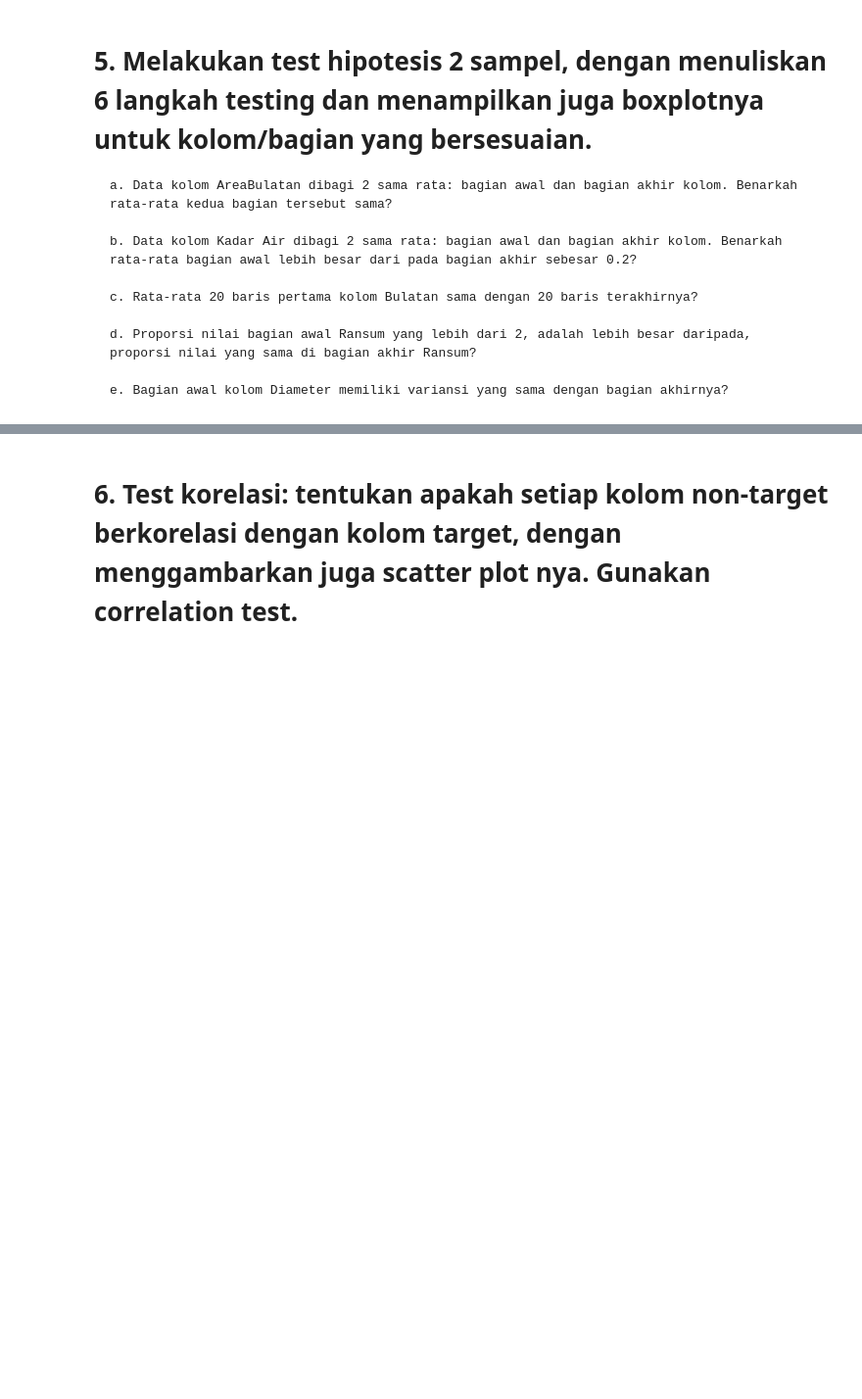
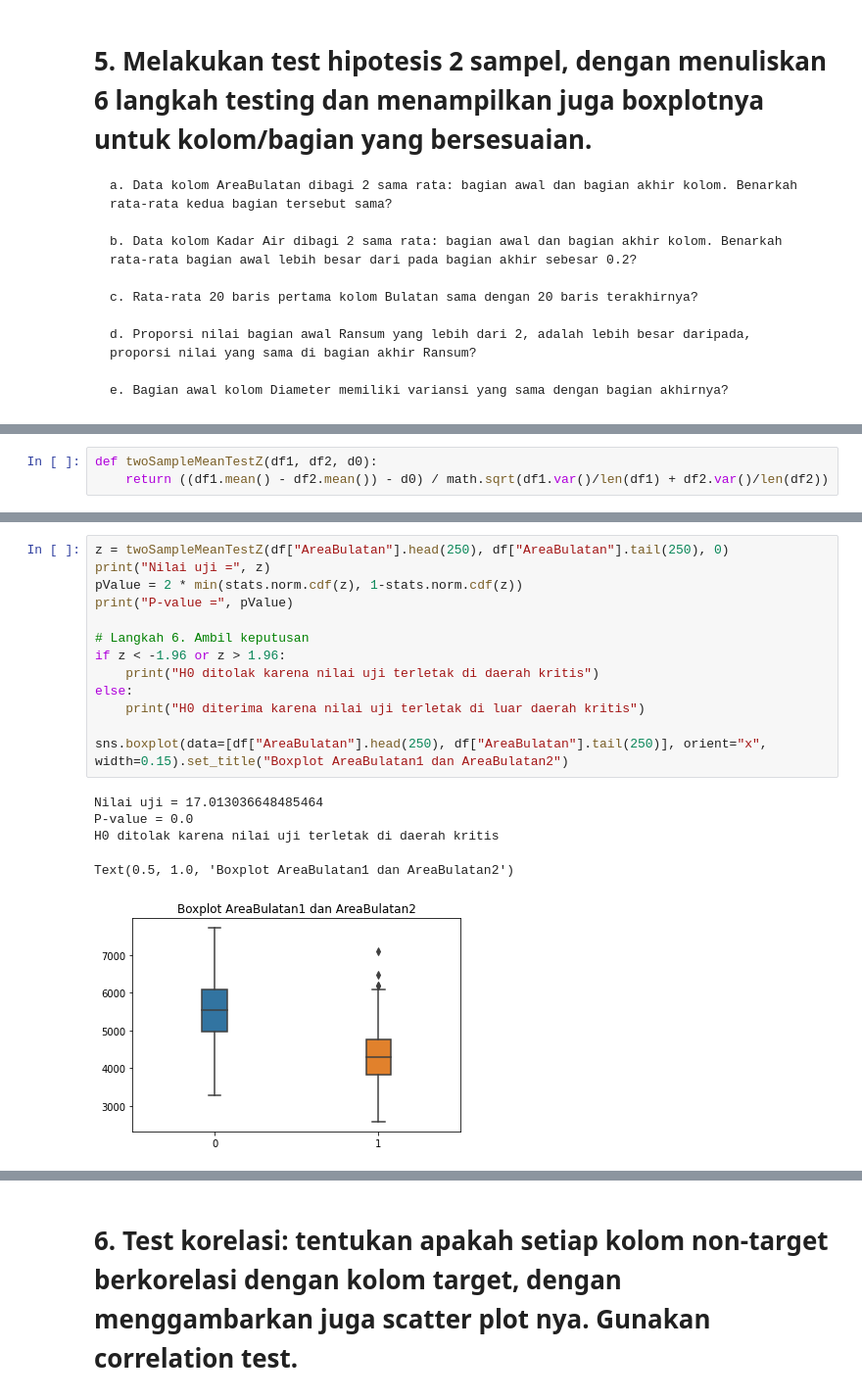
Before and after one commit to reymyr/Hypothesis-Testing, a Jupyter notebook: Tubes.ipynb, the cells around one changed output, grey strips where cells are left out. Shown at 98% size. Cells and saved outputs as stored; diff of their text form; blank space fills up the shorter version.

```diff
--- a/Tubes.ipynb
+++ b/Tubes.ipynb
@@ -677,0 +680,3 @@ Dikarenakan Hipotesis nol ditolak, maka kesimpulan yang dapat ditarik adalah pro
+# %%
+def twoSampleMeanTestZ(df1, df2, d0):
+    return ((df1.mean() - df2.mean()) - d0) / math.sqrt(df1.var()/len(df1) + df2.var()/len(df2))
@@ -677,0 +691,19 @@ Dikarenakan Hipotesis nol ditolak, maka kesimpulan yang dapat ditarik adalah pro
+# %%
+z = twoSampleMeanTestZ(df["AreaBulatan"].head(250), df["AreaBulatan"].tail(250), 0)
+print("Nilai uji =", z)
+pValue = 2 * min(stats.norm.cdf(z), 1-stats.norm.cdf(z))
+print("P-value =", pValue)
+
+# Langkah 6. Ambil keputusan
+if z < -1.96 or z > 1.96:
+    print("H0 ditolak karena nilai uji terletak di daerah kritis")
+else:
+    print("H0 diterima karena nilai uji terletak di luar daerah kritis")
+
+sns.boxplot(data=[df["AreaBulatan"].head(250), df["AreaBulatan"].tail(250)], orient="x", width=0.15).set_title("Boxplot AreaBulatan1 dan AreaBulatan2")
+# %% [output]
+Nilai uji = 17.013036648485464
+P-value = 0.0
+H0 ditolak karena nilai uji terletak di daerah kritis
+Text(0.5, 1.0, 'Boxplot AreaBulatan1 dan AreaBulatan2')
+[figure, added]
```
Also changed, not shown: parts of 24 cells of this notebook.
